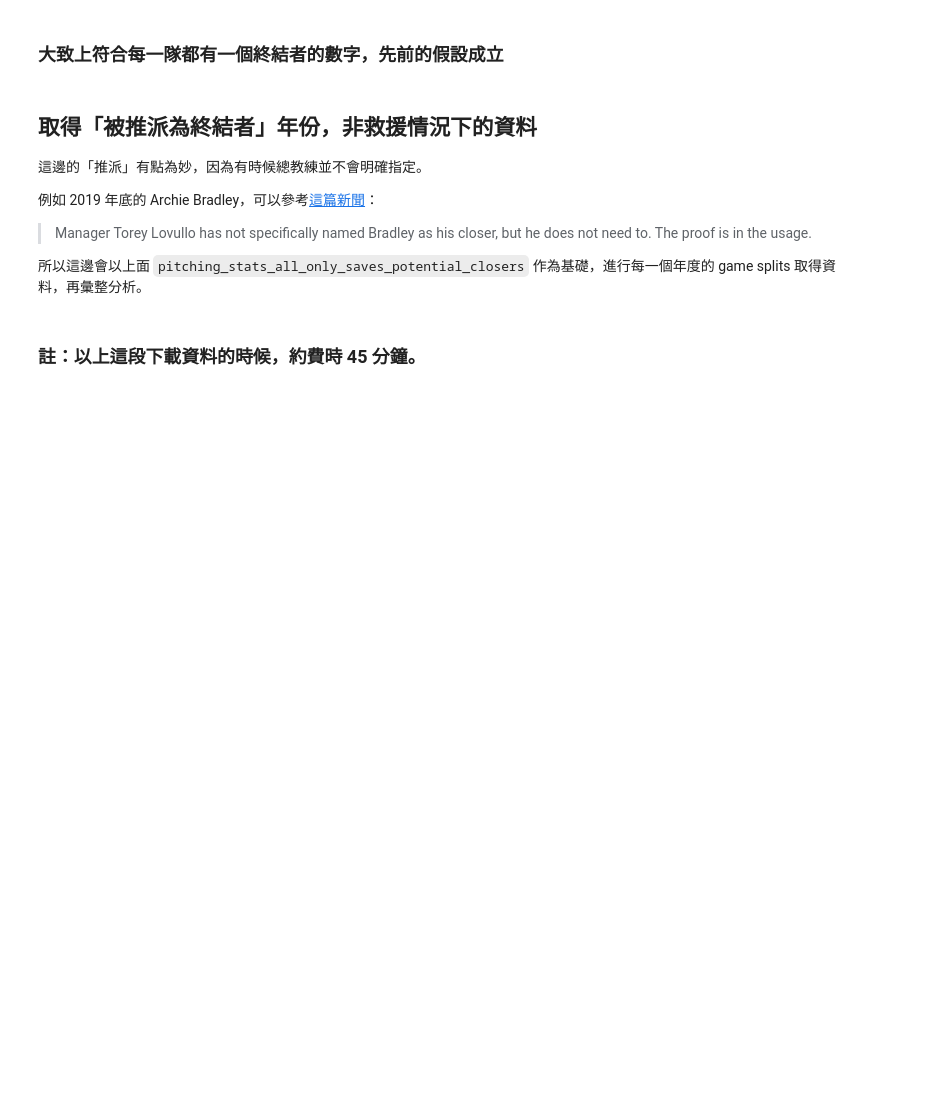
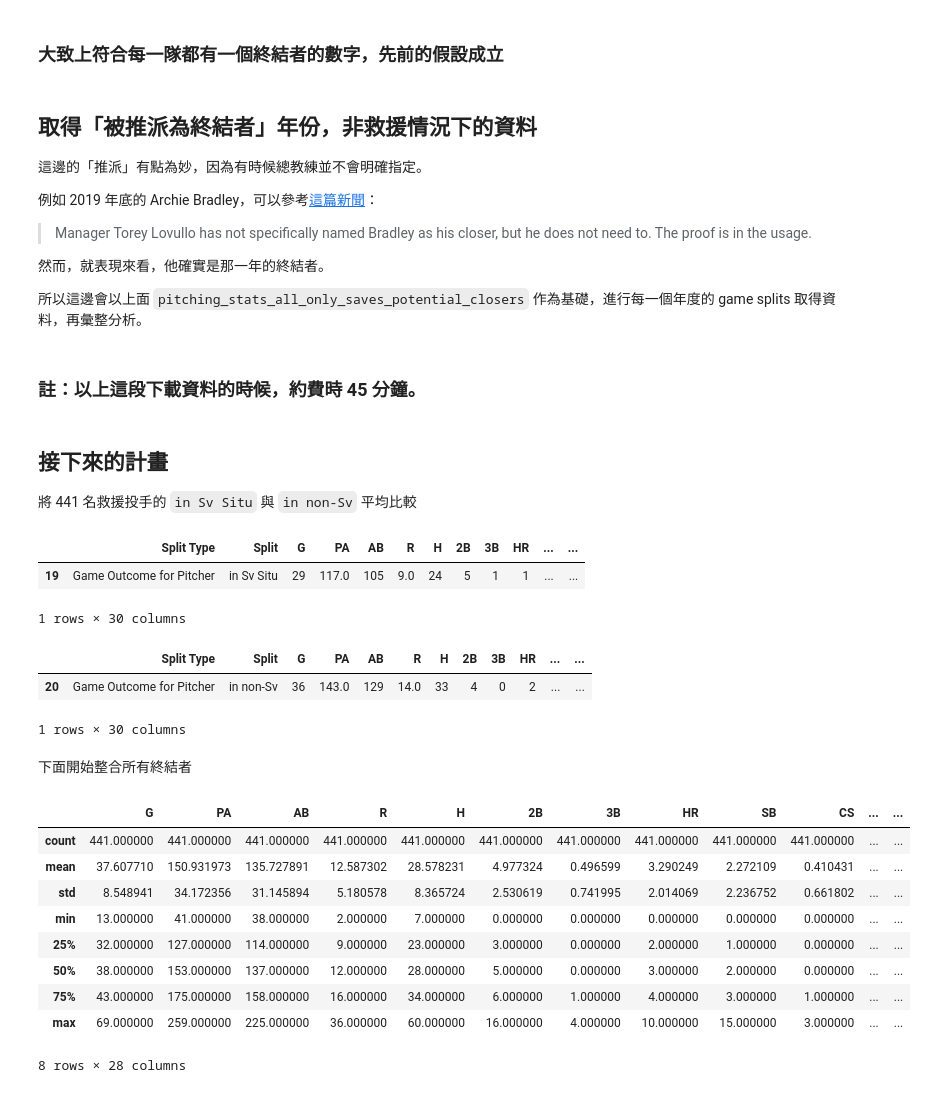
Before and after one commit to Shiou-Ju/closers-non-save-performance, a Jupyter notebook: non-save-situation-blow-save.ipynb, the cells around one changed output. Saved outputs shown, nothing was run; the diff lists cells and outputs as text; code cells hidden in the pictures; blank space fills up the shorter version.

```diff
--- a/non-save-situation-blow-save.ipynb
+++ b/non-save-situation-blow-save.ipynb
@@ -167,6 +168,7 @@ https://www.forbes.com/sites/jackmagruder/2019/08/09/archie-bradley-steps-into-t
 
 > Manager Torey Lovullo has not specifically named Bradley as his closer, but he does not need to. The proof is in the usage.
 
+然而，就表現來看，他確實是那一年的終結者。
 
 
 所以這邊會以上面 `pitching_stats_all_only_saves_potential_closers` 作為基礎，進行每一個年度的 game splits 取得資料，再彙整分析。
@@ -214,3 +211,73 @@ for index, row in pitching_stats_all_only_saves_potential_closers.iterrows():
     splits.to_csv(file_path)
 # %% [markdown]
 ### 註：以上這段下載資料的時候，約費時 45 分鐘。
+# %% [markdown]
+## 接下來的計畫
+
+將 441 名救援投手的 `in Sv Situ` 與 `in non-Sv` 平均比較
+# %%
+# 以 Minter 2018 舉例
+minter_2018 = pd.read_csv('data/pitching_splits_closer_2008_2022/A.J. Minter_2018_pitching_splits.csv')
+
+save_situation_condition = minter_2018['Split'] == 'in Sv Situ'
+non_save_situation_condition = minter_2018['Split'] == 'in non-Sv'
+
+save_outcome_rows = minter_2018[save_situation_condition]
+non_save_outcome_rows = minter_2018[non_save_situation_condition]
+
+save_outcome_rows
+# %% [output]
+|  | Split Type | Split | G | PA | AB | R | H | 2B | 3B | HR | ... | ... |
+| 19 | Game Outcome for Pitcher | in Sv Situ | 29 | 117.0 | 105 | 9.0 | 24 | 5 | 1 | 1 | ... | ... |
+1 rows × 30 columns
+# %%
+non_save_outcome_rows
+# %% [output]
+|  | Split Type | Split | G | PA | AB | R | H | 2B | 3B | HR | ... | ... |
+| 20 | Game Outcome for Pitcher | in non-Sv | 36 | 143.0 | 129 | 14.0 | 33 | 4 | 0 | 2 | ... | ... |
+1 rows × 30 columns
+# %% [markdown]
+下面開始整合所有終結者
+# %%
+csv_files = glob.glob('data/pitching_splits_closer_2008_2022/*.csv')
+
+save_df_list = []
+non_save_df_list = []
+
+for file in csv_files:
+    df = pd.read_csv(file)
+
+    # Extract player's name and year from the file name
+    base = os.path.basename(file)
+    file_info = os.path.splitext(base)[0].split('_')
+    player_name = file_info[0]
+    year = file_info[1]
+
+    # Filter the DataFrame based on the save situation condition and add player's name and year
+    save_situation_condition = df['Split'] == 'in Sv Situ'
+    save_df = df[save_situation_condition]
+    save_df = save_df.assign(Player_Name=player_name, Year=year)
+    save_df_list.append(save_df)
+
+    # Do the same for non save situations
+    non_save_situation_condition = df['Split'] == 'in non-Sv'
+    non_save_df = df[non_save_situation_condition]
+    non_save_df = non_save_df.assign(Player_Name=player_name, Year=year)
+    non_save_df_list.append(non_save_df)
+
+# Concatenate all the DataFrames in the lists into single DataFrames
+all_save_df = pd.concat(save_df_list)
+all_non_save_df = pd.concat(non_save_df_list)
+# %%
+all_save_df.describe()
+# %% [output]
+|  | G | PA | AB | R | H | 2B | 3B | HR | SB | CS | ... | ... |
+| count | 441.000000 | 441.000000 | 441.000000 | 441.000000 | 441.000000 | 441.000000 | 441.000000 | 441.000000 | 441.000000 | 441.000000 | ... | ... |
+| mean | 37.607710 | 150.931973 | 135.727891 | 12.587302 | 28.578231 | 4.977324 | 0.496599 | 3.290249 | 2.272109 | 0.410431 | ... | ... |
+| std | 8.548941 | 34.172356 | 31.145894 | 5.180578 | 8.365724 | 2.530619 | 0.741995 | 2.014069 | 2.236752 | 0.661802 | ... | ... |
+| min | 13.000000 | 41.000000 | 38.000000 | 2.000000 | 7.000000 | 0.000000 | 0.000000 | 0.000000 | 0.000000 | 0.000000 | ... | ... |
+| 25% | 32.000000 | 127.000000 | 114.000000 | 9.000000 | 23.000000 | 3.000000 | 0.000000 | 2.000000 | 1.000000 | 0.000000 | ... | ... |
+| 50% | 38.000000 | 153.000000 | 137.000000 | 12.000000 | 28.000000 | 5.000000 | 0.000000 | 3.000000 | 2.000000 | 0.000000 | ... | ... |
+| 75% | 43.000000 | 175.000000 | 158.000000 | 16.000000 | 34.000000 | 6.000000 | 1.000000 | 4.000000 | 3.000000 | 1.000000 | ... | ... |
+| max | 69.000000 | 259.000000 | 225.000000 | 36.000000 | 60.000000 | 16.000000 | 4.000000 | 10.000000 | 15.000000 | 3.000000 | ... | ... |
+8 rows × 28 columns
```
Also changed, not shown: parts of 5 cells of this notebook.
